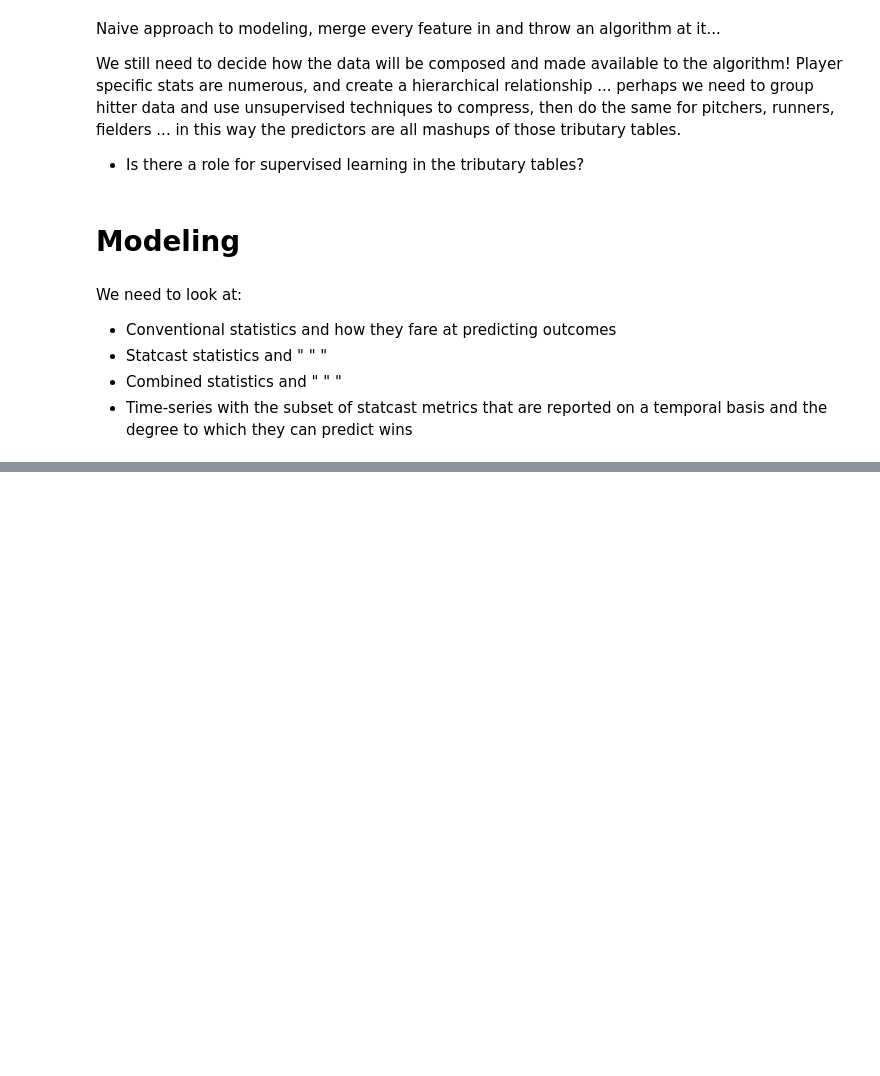
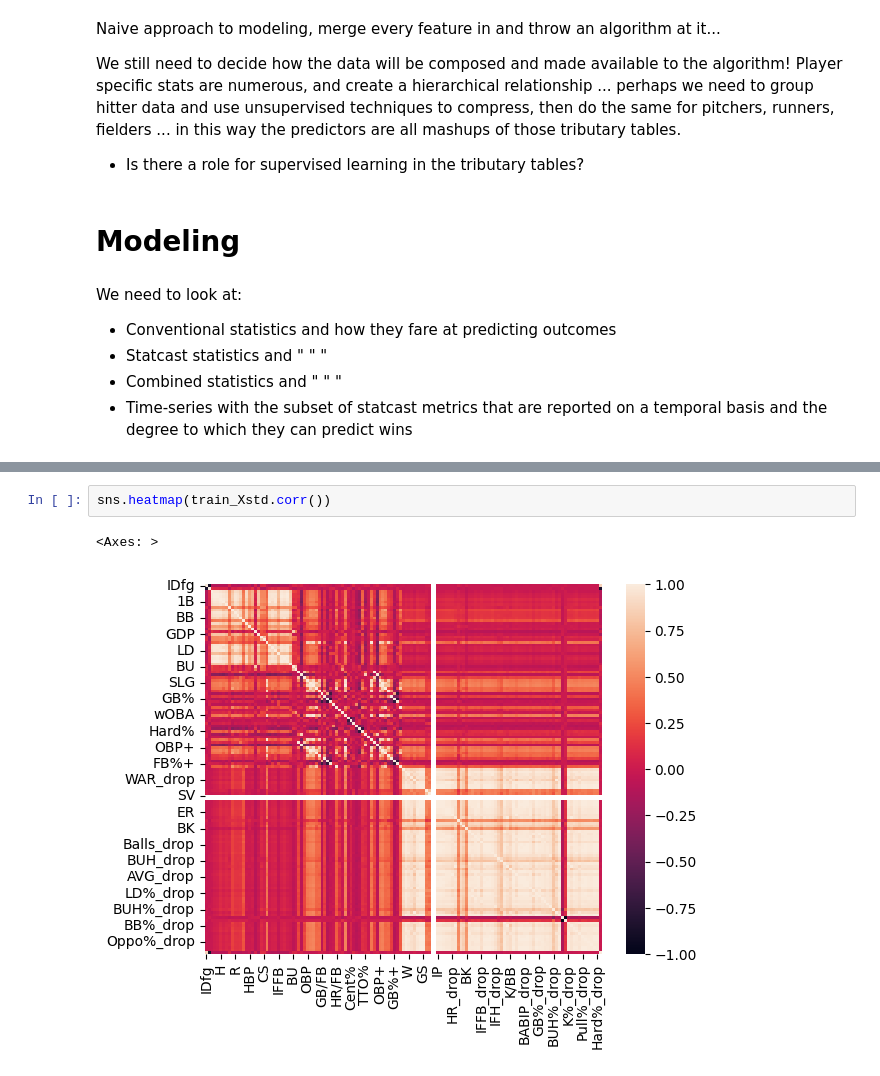
Before and after one commit to auto-d/moneyball-ml, a Jupyter notebook: eda.ipynb, the cells around one changed output, grey strips where cells are left out. Drawn from its saved outputs; the diff is of its cells as text; blank space fills up the shorter version.

```diff
--- a/eda.ipynb
+++ b/eda.ipynb
@@ -681,0 +644,5 @@ KeyError: 'last_name, first_name'
+# %%
+sns.heatmap(train_Xstd.corr())
+# %% [output]
+<Axes: >
+[figure, added]
```
Also changed, not shown: parts of 8 cells of this notebook, 3 other files.
